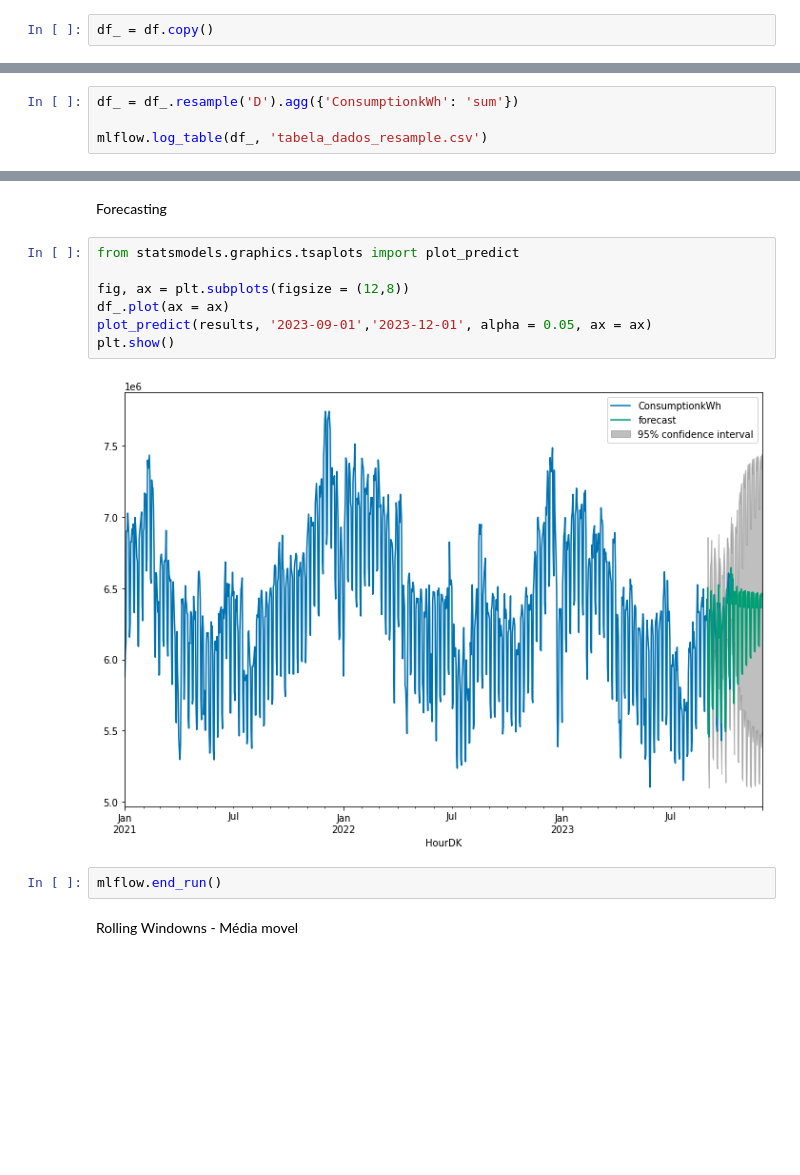
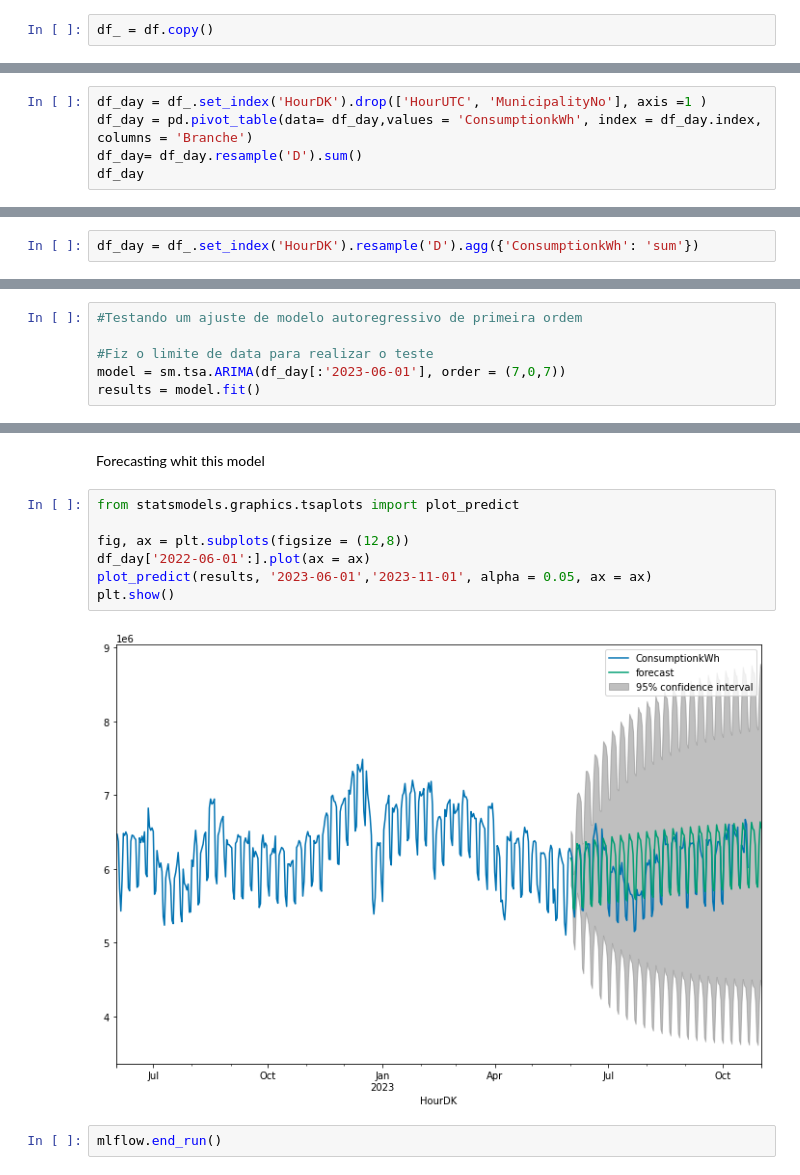
Before and after one commit to GiovaneCarvalho/Forecast_Consumo_Energia_Dinamarques, a Jupyter notebook: API.ipynb, the cells around one changed output, grey strips where cells are left out. Saved outputs shown, nothing was run; the diff lists cells and outputs as text; blank space fills up the shorter version.

```diff
--- a/API.ipynb
+++ b/API.ipynb
@@ -104,4 +258,0 @@ df_ = df_.set_index('HourDK')
-# %%
-df_ = df_.resample('D').agg({'ConsumptionkWh': 'sum'})
-
-mlflow.log_table(df_, 'tabela_dados_resample.csv')
@@ -177,0 +259,5 @@ results = model.fit()
+# %%
+df_day = df_.set_index('HourDK').drop(['HourUTC', 'MunicipalityNo'], axis =1 )
+df_day = pd.pivot_table(data= df_day,values = 'ConsumptionkWh', index = df_day.index, columns = 'Branche')
+df_day= df_day.resample('D').sum()
+df_day
@@ -177,0 +326,2 @@ results = model.fit()
+# %%
+df_day = df_.set_index('HourDK').resample('D').agg({'ConsumptionkWh': 'sum'})
@@ -178,3 +441,9 @@ results = model.fit()
+# %%
+#Testando um ajuste de modelo autoregressivo de primeira ordem
+
+#Fiz o limite de data para realizar o teste
+model = sm.tsa.ARIMA(df_day[:'2023-06-01'], order = (7,0,7))
+results = model.fit()
 # %%
 results.summary(), results.params
 # %% [output]
@@ -197,16 +466,14 @@ results.summary(), results.params
  dtype: float64)
-# %% [markdown]
-Forecasting
+# %% [markdown]
+Forecasting whit this model
 # %%
 from statsmodels.graphics.tsaplots import plot_predict
 
 fig, ax = plt.subplots(figsize = (12,8))
-df_.plot(ax = ax)
-plot_predict(results, '2023-09-01','2023-12-01', alpha = 0.05, ax = ax)
+df_day['2022-06-01':].plot(ax = ax)
+plot_predict(results, '2023-06-01','2023-11-01', alpha = 0.05, ax = ax)
 plt.show()
 # %% [output]
-[figure, old version]
+[figure, new version]
 # %%
 mlflow.end_run()
-# %% [markdown]
-Rolling Windowns - Média movel
```
Also changed, not shown: parts of 82 cells of this notebook.
